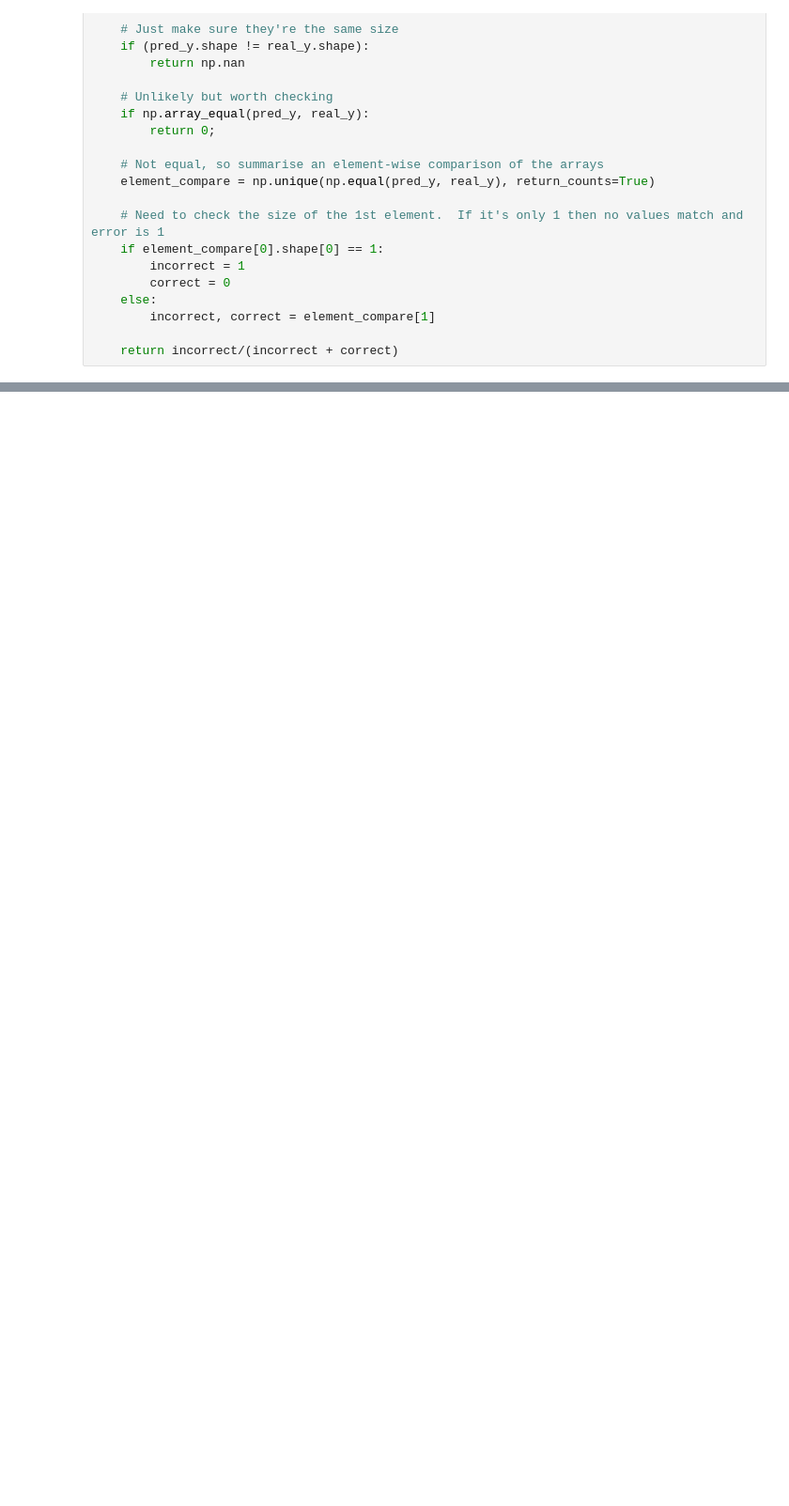
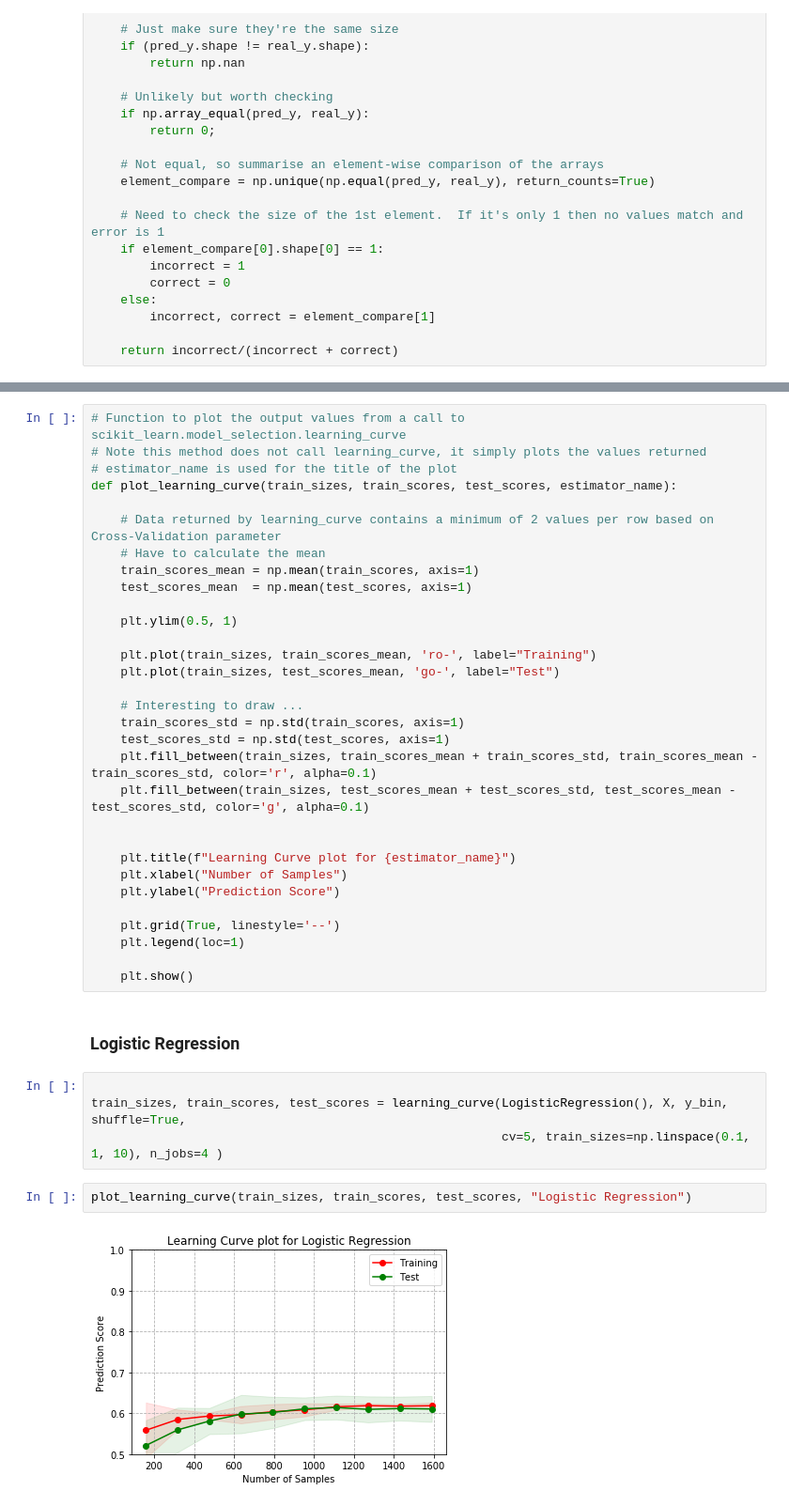
Before and after one commit to vipulpopat/MSCAI_Sem1_Etivity2, a Jupyter notebook: Etivity2_18195326.ipynb, the cells around one changed output, grey strips where cells are left out. Shown at 94% size. Cells and saved outputs as stored; diff of their text form; blank space fills up the shorter version.

```diff
--- a/Etivity2_18195326.ipynb
+++ b/Etivity2_18195326.ipynb
@@ -447,0 +531,41 @@ The plot above shows that for this particular Logistic Regression calculation th
+# %%
+# Function to plot the output values from a call to scikit_learn.model_selection.learning_curve
+# Note this method does not call learning_curve, it simply plots the values returned
+# estimator_name is used for the title of the plot
+def plot_learning_curve(train_sizes, train_scores, test_scores, estimator_name):
+
+    # Data returned by learning_curve contains a minimum of 2 values per row based on Cross-Validation parameter
+    # Have to calculate the mean
+    train_scores_mean = np.mean(train_scores, axis=1)
+    test_scores_mean  = np.mean(test_scores, axis=1)
+
+    plt.ylim(0.5, 1)
+
+    plt.plot(train_sizes, train_scores_mean, 'ro-', label="Training")
+    plt.plot(train_sizes, test_scores_mean, 'go-', label="Test")
+
+    # Interesting to draw ...
+    train_scores_std = np.std(train_scores, axis=1)
+    test_scores_std = np.std(test_scores, axis=1)
+    plt.fill_between(train_sizes, train_scores_mean + train_scores_std, train_scores_mean - train_scores_std, color='r', alpha=0.1)
+    plt.fill_between(train_sizes, test_scores_mean + test_scores_std, test_scores_mean - test_scores_std, color='g', alpha=0.1)
+
+
+    plt.title(f"Learning Curve plot for {estimator_name}")
+    plt.xlabel("Number of Samples")
+    plt.ylabel("Prediction Score")
+
+    plt.grid(True, linestyle='--')
+    plt.legend(loc=1)
+
+    plt.show()
+# %% [markdown]
+### Logistic Regression
+# %%
+
+train_sizes, train_scores, test_scores = learning_curve(LogisticRegression(), X, y_bin, shuffle=True,
+                                                        cv=5, train_sizes=np.linspace(0.1, 1, 10), n_jobs=4 )
+# %%
+plot_learning_curve(train_sizes, train_scores, test_scores, "Logistic Regression")
+# %% [output]
+[figure, added]
```
Also changed, not shown: parts of 26 cells of this notebook.
